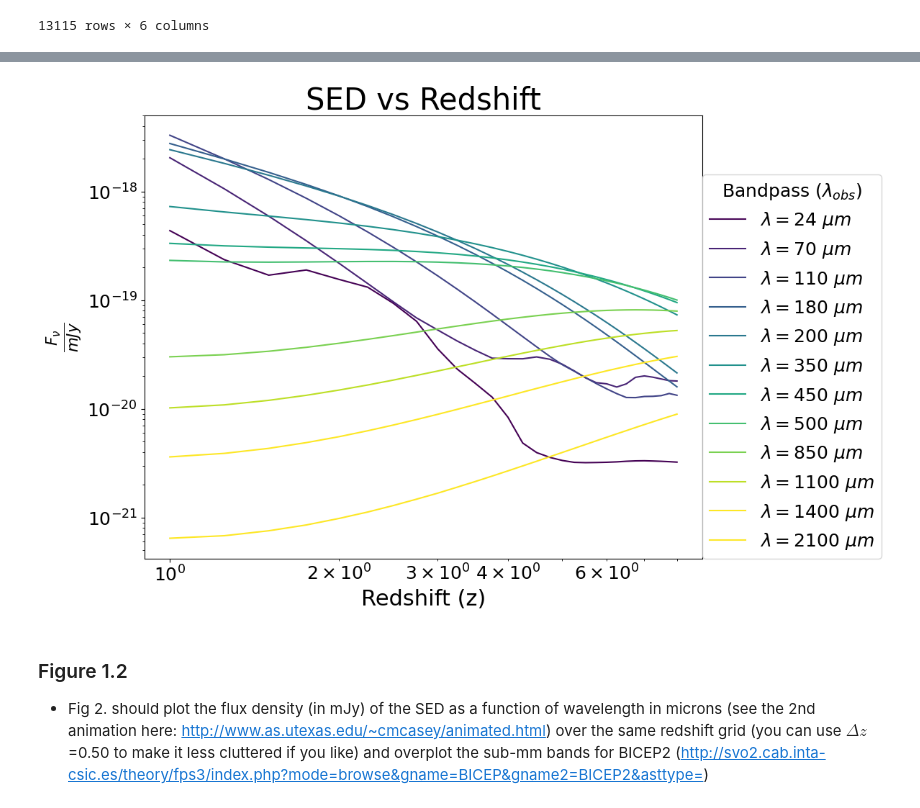
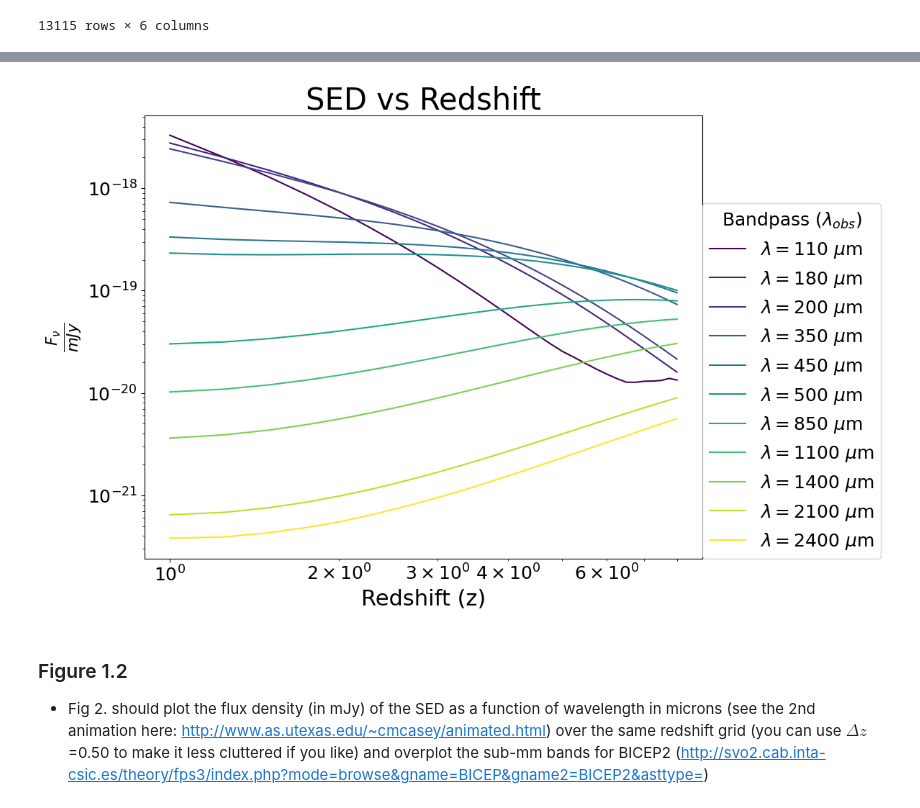
Before and after one commit to gnarayan/ast503_2024_Fall, a Jupyter notebook: homework/PadmaVenkatraman/HW2_ASTR503_PadmaVenkatraman.ipynb, the cells around one changed output, grey strips where cells are left out. Cells and saved outputs as stored; diff of their text form; code cells hidden in the pictures.

```diff
--- a/homework/PadmaVenkatraman/HW2_ASTR503_PadmaVenkatraman.ipynb
+++ b/homework/PadmaVenkatraman/HW2_ASTR503_PadmaVenkatraman.ipynb
@@ -129,31 +130,31 @@ import astropy.units as u
 cosmo = FlatLambdaCDM(H0=72 * u.km / u.s / u.Mpc, Tcmb0=2.725 * u.K, Om0=0.3)
 # %%
 plt.figure(figsize=(10,8))
-wave_centers = np.array([ 24, 70, 110,180, 200, 350, 450, 500, 850, 1100, 1400, 2100])
+wave_centers = np.array([110,180, 200, 350, 450, 500, 850, 1100, 1400, 2100, 2400])
 cmap = plt.get_cmap('viridis')
 for wavei in range(len(wave_centers)):
     wave = wave_centers[wavei]
     redshifts = np.arange(1, 8.25, 0.25)
     flux_z = np.array([])
     for z in redshifts:
         data = data.sort_values(by='nu', ascending=True)
         redshift_wave = wave/(1+z) # wave --> observer frame; redder in emitted frame
         freq_low = (redshift_wave - 1.5)*(u.micron).to(u.Hz, equivalencies = u.spectral())
         freq_high = (redshift_wave + 1.5)*(u.micron).to(u.Hz, equivalencies = u.spectral())
         pass_freq = np.linspace(freq_low, freq_high, 100000)
         flux_in_passband = np.interp( pass_freq , data['nu'], data['fnu'], left=0., right=0.)
         n = np.trapz(flux_in_passband/pass_freq,x=pass_freq)
         redshift_flux = np.array(( n * (1+z) )/((cosmo.luminosity_distance(z).to(u.pc))/10)**2)
         flux_z = np.append(flux_z, redshift_flux)
-    ax = plt.plot(redshifts,flux_z, color=cmap(wavei/10), label='$\lambda = $'+f'{wave_centers[wavei]} $\mu m$')
+    ax = plt.plot(redshifts,flux_z, color=cmap(wavei/10), label='$\lambda = $'+f'{wave_centers[wavei]} $\mu$m')
     plt.legend(loc=(1,0),title='Bandpass ($\lambda_{obs}$)')
     plt.xlabel("Redshift (z)")
     plt.ylabel("$ \\frac {F_{\\nu}} {mJy}$")
     plt.title("SED vs Redshift")
     plt.yscale('log')
     plt.xscale('log')
 # %% [output]
-[figure, old version]
+[figure, new version]
 # %% [markdown]
 ### Figure 1.2
 
```
Also changed, not shown: parts of 26 cells of this notebook, 1 other file.
